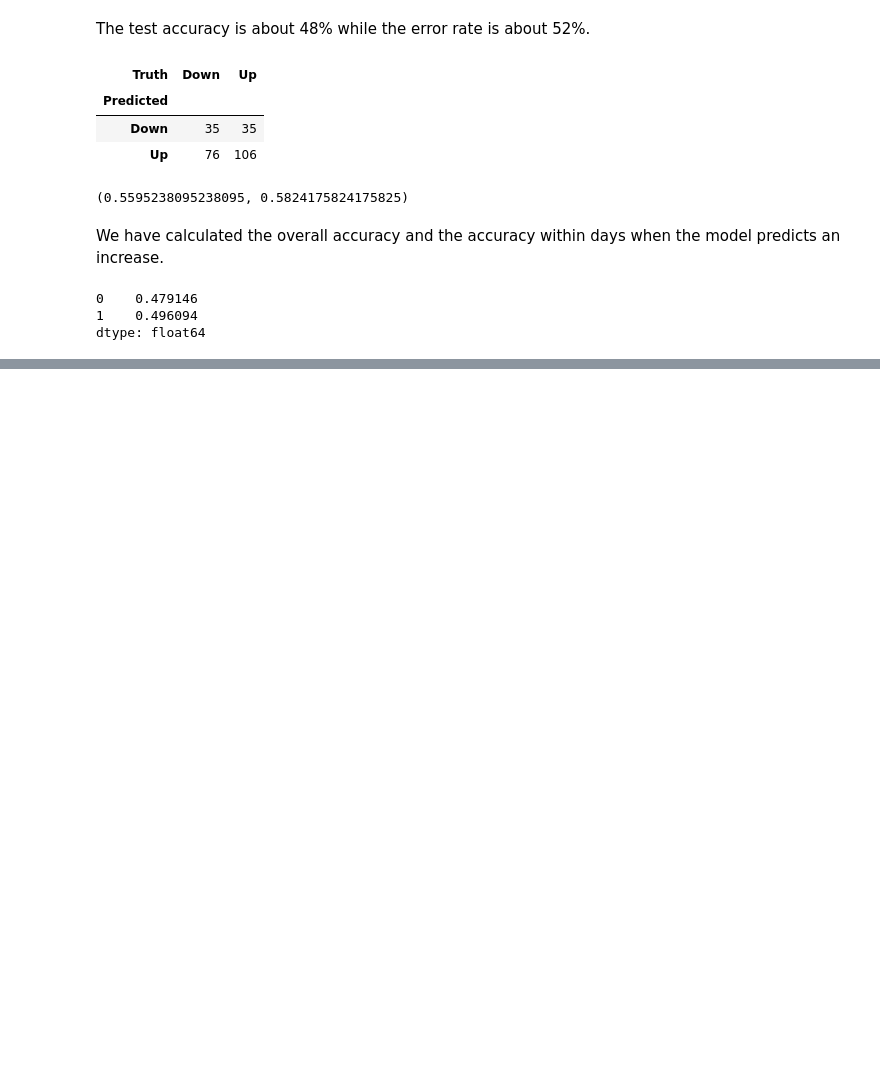
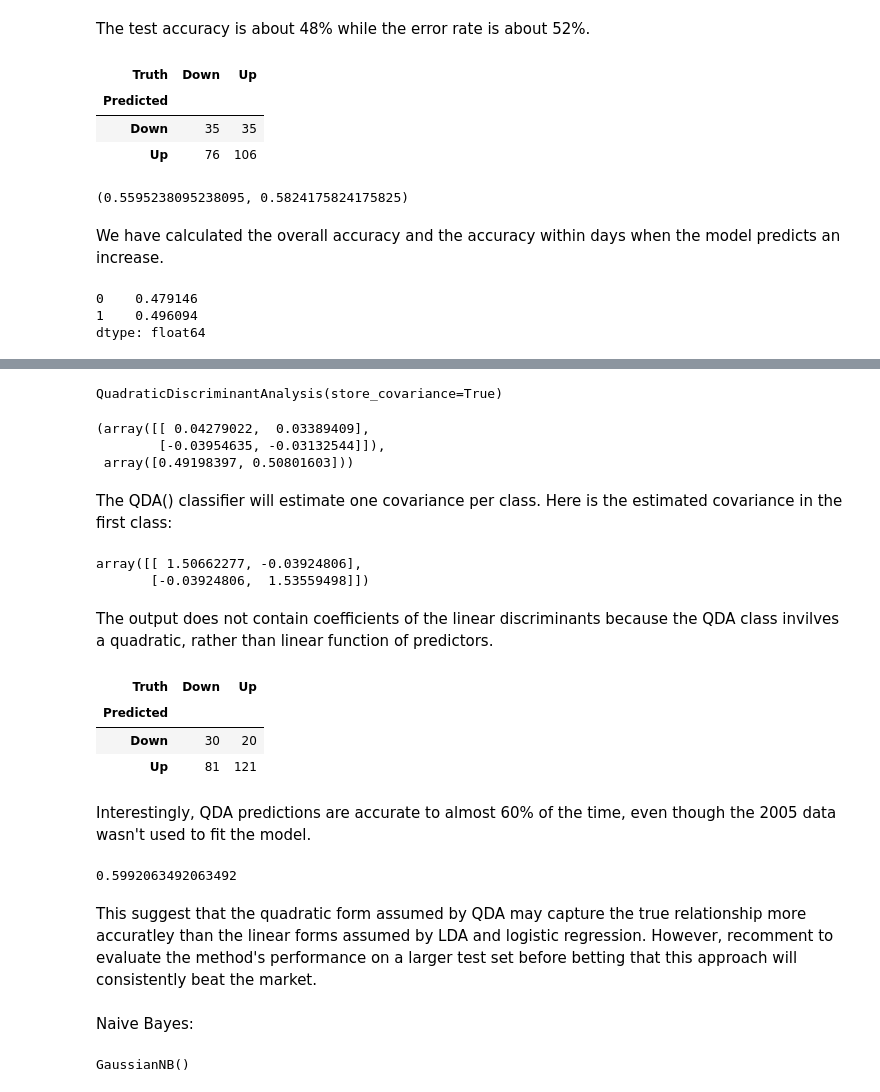
Before and after one commit to sachin80/ISLP_labs, a Jupyter notebook: Ch04-work.ipynb, the cells around one changed output, grey strips where cells are left out. Cells and saved outputs as stored; diff of their text form; code cells hidden in the pictures; blank space fills up the shorter version.

```diff
--- a/Ch04-work.ipynb
+++ b/Ch04-work.ipynb
@@ -201,0 +204,9 @@ dtype: float64
+# %%
+# Using the LDA object in Scikit-learn.
+lda = LDA(store_covariance=True)
+# %%
+# The LDA estimator automatically adds an intercept...
+# ...so remove the column corresponing to intercept in X_train and X_test
+X_train, X_test = [M.drop(columns=['intercept'])
+                   for M in [X_train, X_test]]
+lda.fit(X_train, L_train)
@@ -201,0 +281,43 @@ dtype: float64
+# %%
+qda = QDA(store_covariance=True)
+qda.fit(X_train, L_train)
+# %% [output]
+QuadraticDiscriminantAnalysis(store_covariance=True)
+# %%
+qda.means_, qda.priors_
+# %% [output]
+(array([[ 0.04279022,  0.03389409],
+        [-0.03954635, -0.03132544]]),
+ array([0.49198397, 0.50801603]))
+# %% [markdown]
+The QDA() classifier will estimate one covariance per class. Here is the estimated covariance in the first class:
+# %%
+qda.covariance_[0]
+# %% [output]
+array([[ 1.50662277, -0.03924806],
+       [-0.03924806,  1.53559498]])
+# %% [markdown]
+The output does not contain coefficients of the linear discriminants because the QDA class invilves a quadratic, rather than linear function of predictors.
+# %%
+qda_pred = qda.predict(X_test)
+confusion_table(qda_pred, L_test)
+# %% [output]
+| Truth | Down | Up |
+| Predicted |  |  |
+| Down | 30 | 20 |
+| Up | 81 | 121 |
+# %% [markdown]
+Interestingly, QDA predictions are accurate to almost 60% of the time, even though the 2005 data wasn't used to fit the model.
+# %%
+np.mean(qda_pred == L_test)
+# %% [output]
+0.5992063492063492
+# %% [markdown]
+This suggest that the quadratic form assumed by QDA may capture the true relationship more accuratley than the linear forms assumed by LDA and logistic regression. However, recomment to evaluate the method's performance on a larger test set before betting that this approach will consistently beat the market.
+# %% [markdown]
+Naive Bayes:
+# %%
+NB = GaussianNB()
+NB.fit(X_train, L_train)
+# %% [output]
+GaussianNB()
```
Also changed, not shown: parts of 22 cells of this notebook.
